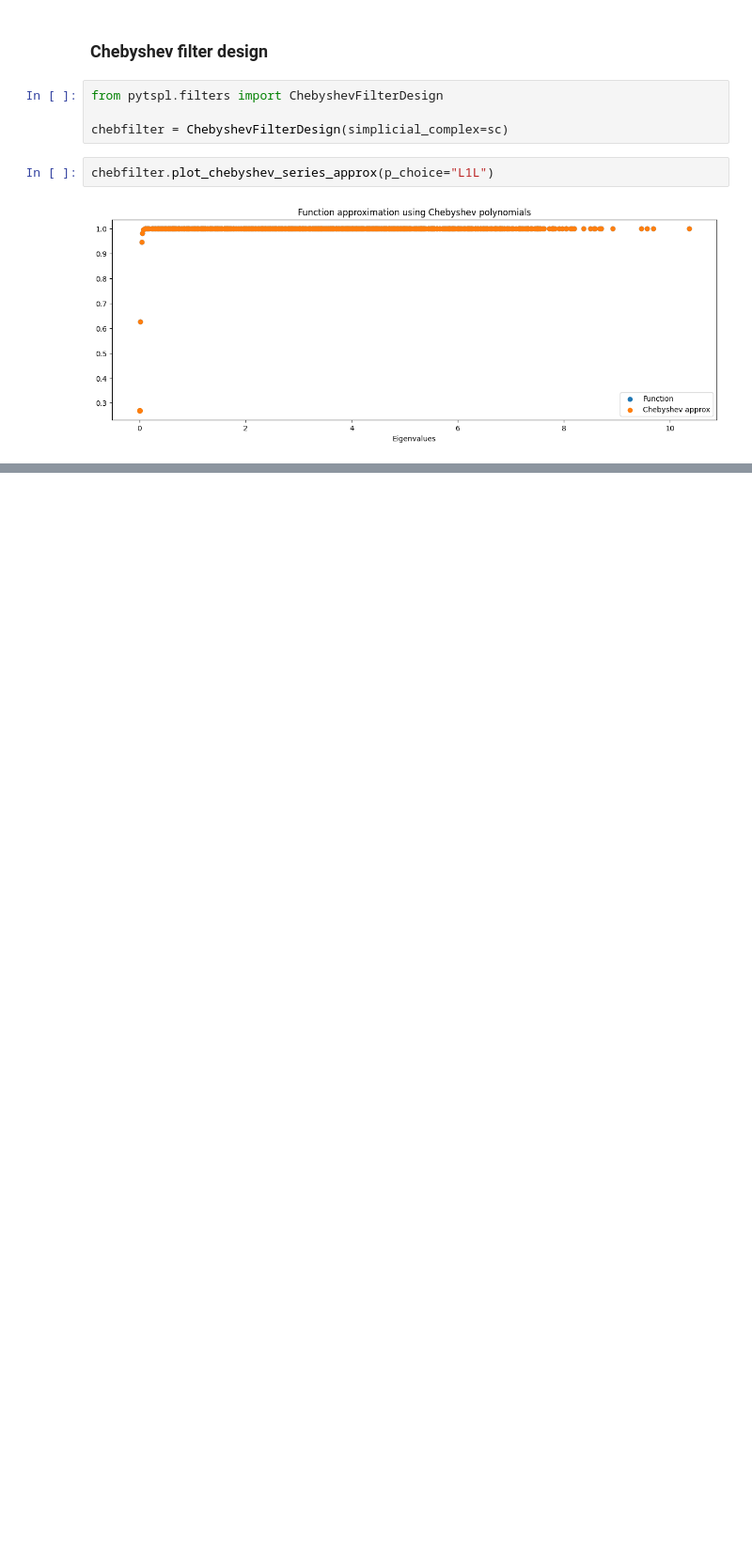
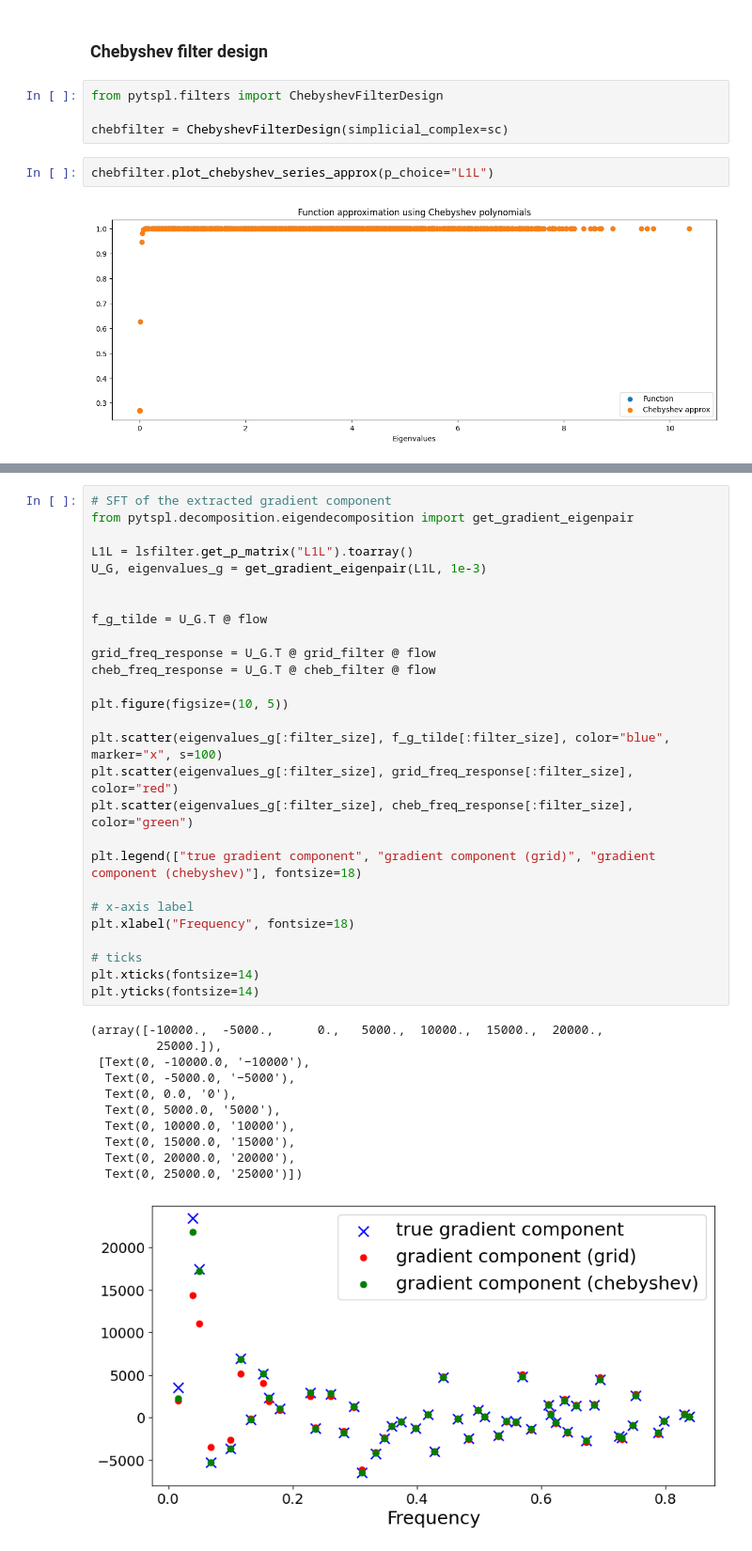
Before and after one commit to irtazahashmi/pytspl, a Jupyter notebook: notebooks/filters/filters_large_datasets.ipynb, the cells around one changed output, grey strips where cells are left out. Shown at 94% size. Drawn from its saved outputs; the diff is of its cells as text; blank space fills up the shorter version.

```diff
--- a/notebooks/filters/filters_large_datasets.ipynb
+++ b/notebooks/filters/filters_large_datasets.ipynb
@@ -228,0 +232,39 @@ chebfilter.history
+# %%
+# SFT of the extracted gradient component
+from pytspl.decomposition.eigendecomposition import get_gradient_eigenpair
+
+L1L = lsfilter.get_p_matrix("L1L").toarray()
+U_G, eigenvalues_g = get_gradient_eigenpair(L1L, 1e-3)
+
+
+f_g_tilde = U_G.T @ flow
+
+grid_freq_response = U_G.T @ grid_filter @ flow
+cheb_freq_response = U_G.T @ cheb_filter @ flow
+
+plt.figure(figsize=(10, 5))
+
+plt.scatter(eigenvalues_g[:filter_size], f_g_tilde[:filter_size], color="blue", marker="x", s=100)
+plt.scatter(eigenvalues_g[:filter_size], grid_freq_response[:filter_size], color="red")
+plt.scatter(eigenvalues_g[:filter_size], cheb_freq_response[:filter_size], color="green")
+
+plt.legend(["true gradient component", "gradient component (grid)", "gradient component (chebyshev)"], fontsize=18)
+
+# x-axis label
+plt.xlabel("Frequency", fontsize=18)
+
+# ticks
+plt.xticks(fontsize=14)
+plt.yticks(fontsize=14)
+# %% [output]
+(array([-10000.,  -5000.,      0.,   5000.,  10000.,  15000.,  20000.,
+         25000.]),
+ [Text(0, -10000.0, '−10000'),
+  Text(0, -5000.0, '−5000'),
+  Text(0, 0.0, '0'),
+  Text(0, 5000.0, '5000'),
+  Text(0, 10000.0, '10000'),
+  Text(0, 15000.0, '15000'),
+  Text(0, 20000.0, '20000'),
+  Text(0, 25000.0, '25000')])
+[figure, added]
```
Also changed, not shown: parts of 16 cells of this notebook, 25 other files.
